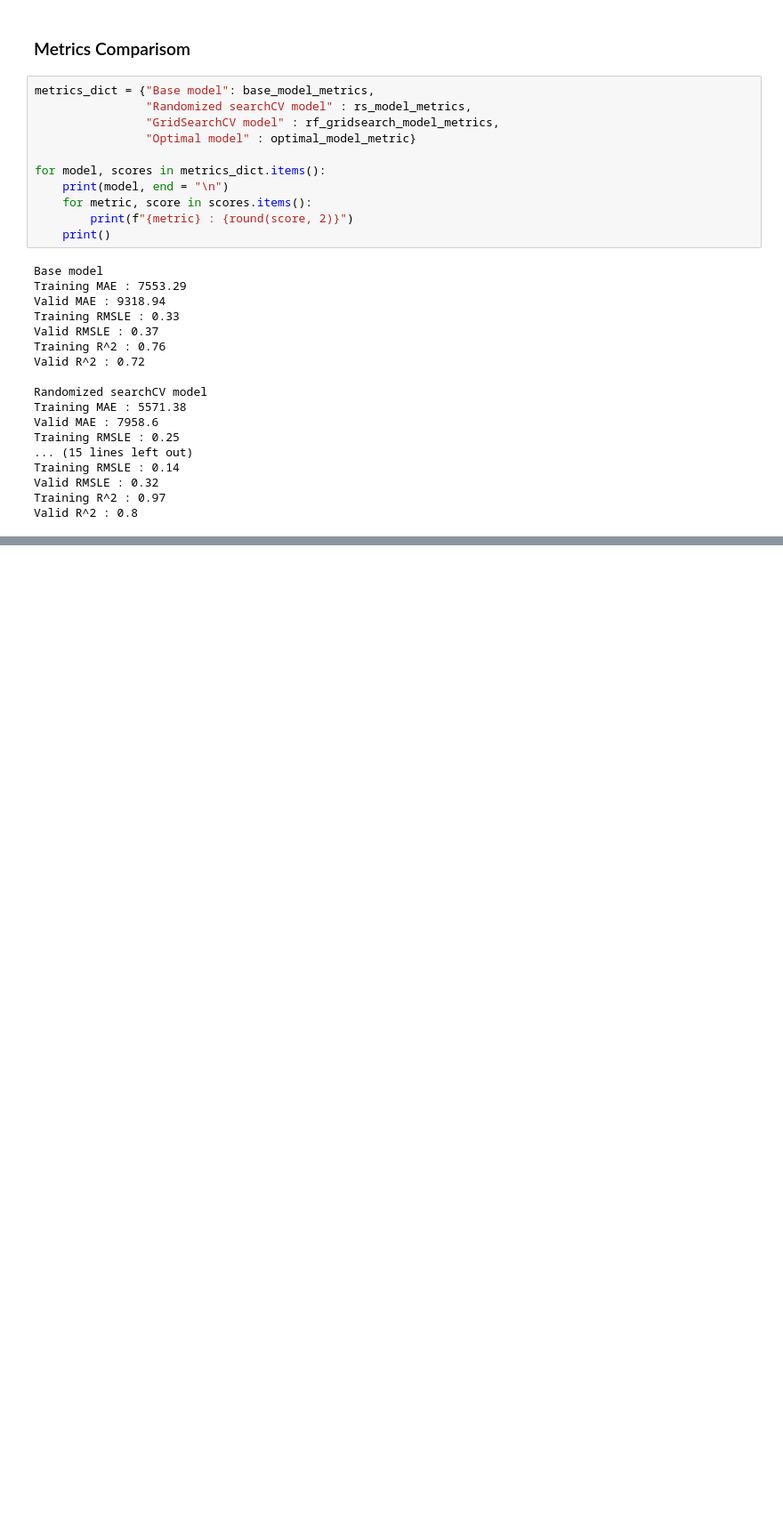
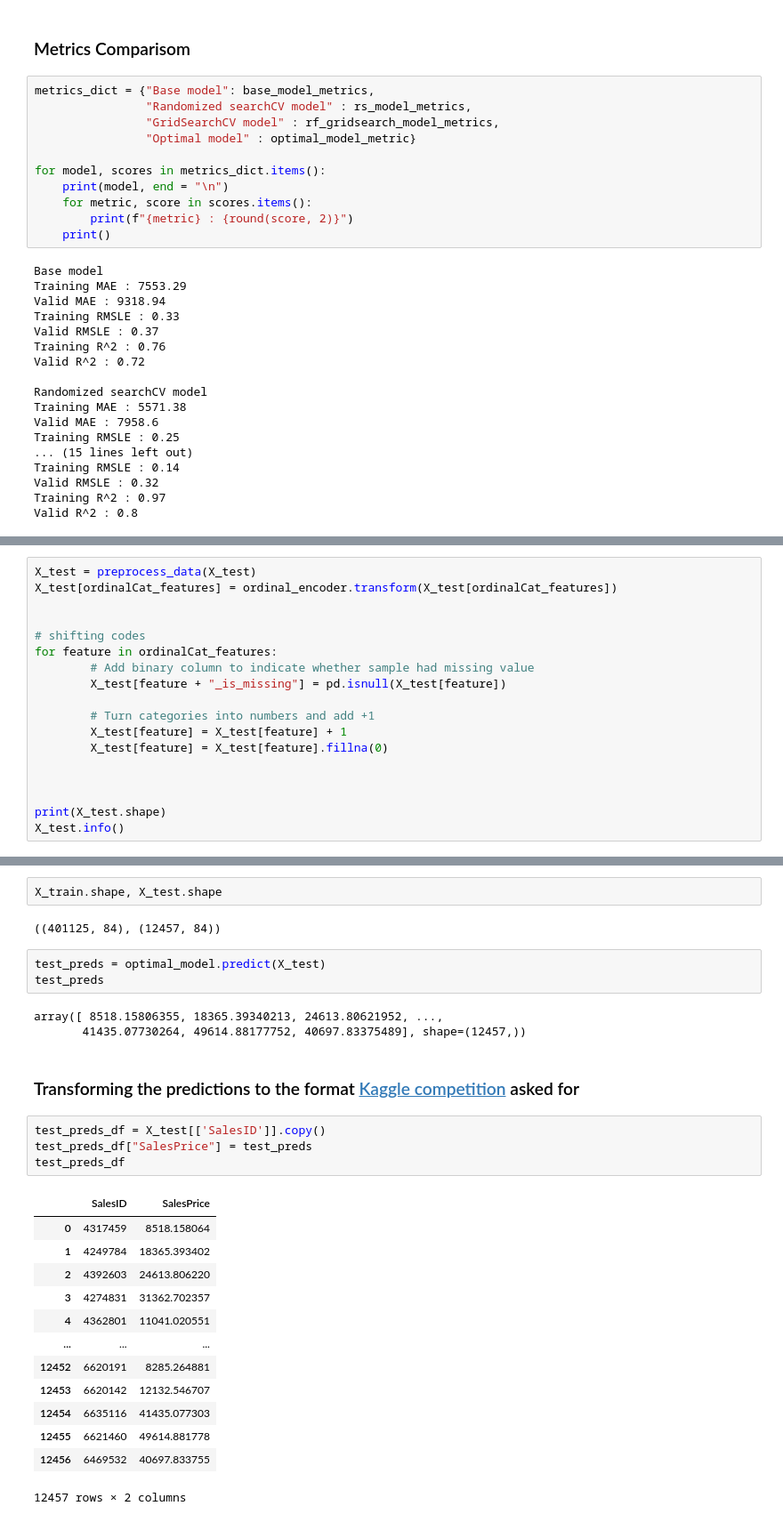
Before and after one commit to Eleanor-git/Regression_Bulldozer, a Jupyter notebook: Bulldozer_price_regression.ipynb, the cells around one changed output, grey strips where cells are left out. Shown at 89% size. Saved outputs shown, nothing was run; the diff lists cells and outputs as text; blank space fills up the shorter version.

```diff
--- a/Bulldozer_price_regression.ipynb
+++ b/Bulldozer_price_regression.ipynb
@@ -1436,0 +1482,18 @@ Valid R^2 : 0.8
+# %%
+X_test = preprocess_data(X_test)
+X_test[ordinalCat_features] = ordinal_encoder.transform(X_test[ordinalCat_features])
+
+
+# shifting codes
+for feature in ordinalCat_features:
+        # Add binary column to indicate whether sample had missing value
+        X_test[feature + "_is_missing"] = pd.isnull(X_test[feature])
+
+        # Turn categories into numbers and add +1
+        X_test[feature] = X_test[feature] + 1
+        X_test[feature] = X_test[feature].fillna(0)
+
+
+
+print(X_test.shape)
+X_test.info()
@@ -1436,0 +1518,30 @@ Valid R^2 : 0.8
+# %%
+X_train.shape, X_test.shape
+# %% [output]
+((401125, 84), (12457, 84))
+# %%
+test_preds = optimal_model.predict(X_test)
+test_preds
+# %% [output]
+array([ 8518.15806355, 18365.39340213, 24613.80621952, ...,
+       41435.07730264, 49614.88177752, 40697.83375489], shape=(12457,))
+# %% [markdown]
+### Transforming the predictions to the format [Kaggle competition](https://www.kaggle.com/c/bluebook-for-bulldozers/overview/evaluation) asked for
+# %%
+test_preds_df = X_test[['SalesID']].copy()
+test_preds_df["SalesPrice"] = test_preds
+test_preds_df
+# %% [output]
+|  | SalesID | SalesPrice |
+| 0 | 4317459 | 8518.158064 |
+| 1 | 4249784 | 18365.393402 |
+| 2 | 4392603 | 24613.806220 |
+| 3 | 4274831 | 31362.702357 |
+| 4 | 4362801 | 11041.020551 |
+| ... | ... | ... |
+| 12452 | 6620191 | 8285.264881 |
+| 12453 | 6620142 | 12132.546707 |
+| 12454 | 6635116 | 41435.077303 |
+| 12455 | 6621460 | 49614.881778 |
+| 12456 | 6469532 | 40697.833755 |
+12457 rows × 2 columns
```
Also changed, not shown: parts of 17 cells of this notebook, 1 other file.
